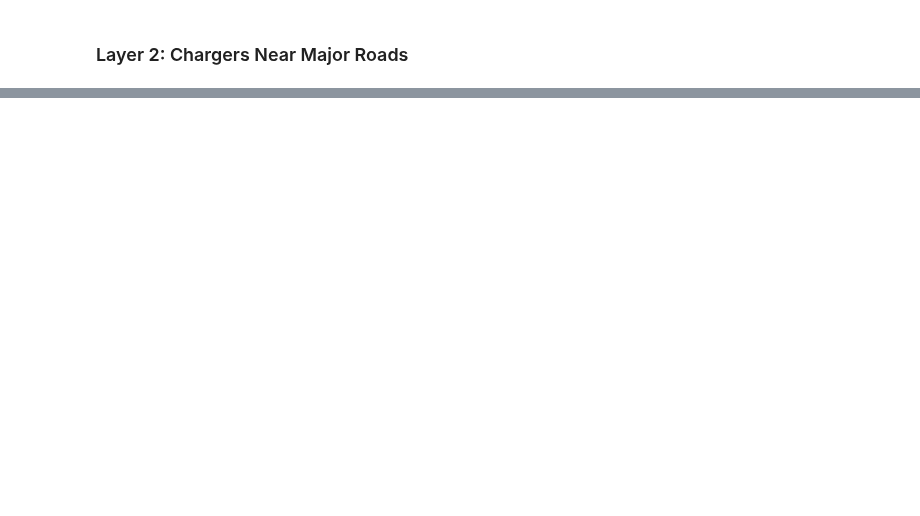
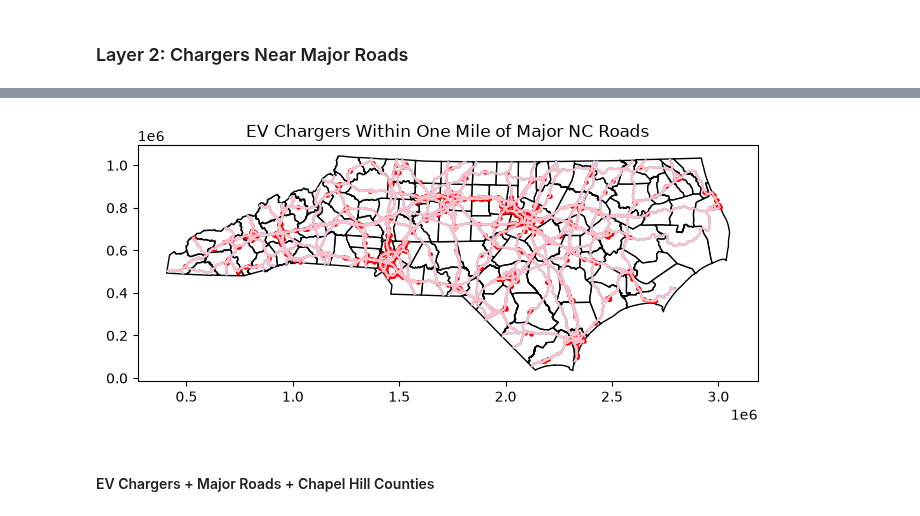
Before and after one commit to lexileach/geog592-lexleach, a Jupyter notebook: homework/week07/lexleach-hw08-geoprocessing.ipynb, the cells around one changed output, grey strips where cells are left out. Saved outputs shown, nothing was run; the diff lists cells and outputs as text; code cells hidden in the pictures; blank space fills up the shorter version.

```diff
--- a/homework/week07/lexleach-hw08-geoprocessing.ipynb
+++ b/homework/week07/lexleach-hw08-geoprocessing.ipynb
@@ -289,0 +387,5 @@ EV chargers in Chapel Hill: 50
+# %%
+# 1 mile buffer
+road_buffers = roads.buffer(5280)
+
+road_buffers
@@ -289,0 +405,7 @@ EV chargers in Chapel Hill: 50
+# %%
+# Combine road buffers
+road_area = road_buffers.union_all()
+# %%
+# Chargers intersect
+near_roads = chargers_6543.geometry.intersects(road_area)
+near_roads
@@ -289,0 +425,4 @@ EV chargers in Chapel Hill: 50
+# %%
+# Chargers near roads
+chargers_near_roads = chargers_6543[near_roads]
+chargers_near_roads
@@ -289,0 +443,12 @@ EV chargers in Chapel Hill: 50
+# %%
+fig, ax = plt.subplots(figsize=(8,7))
+counties_6543.plot(ax=ax, color="white", edgecolor="black")
+road_buffers.plot(ax=ax, alpha=0.7)
+roads.plot(ax=ax, color="pink")
+chargers_near_roads.plot(ax=ax, markersize=5, color="red")
+ax.set_title("EV Chargers Within One Mile of Major NC Roads")
+plt.show()
+# %% [output]
+[figure, added]
+# %% [markdown]
+#### EV Chargers + Major Roads + Chapel Hill Counties
```
Also changed, not shown: parts of 37 cells of this notebook, 1 other file.
